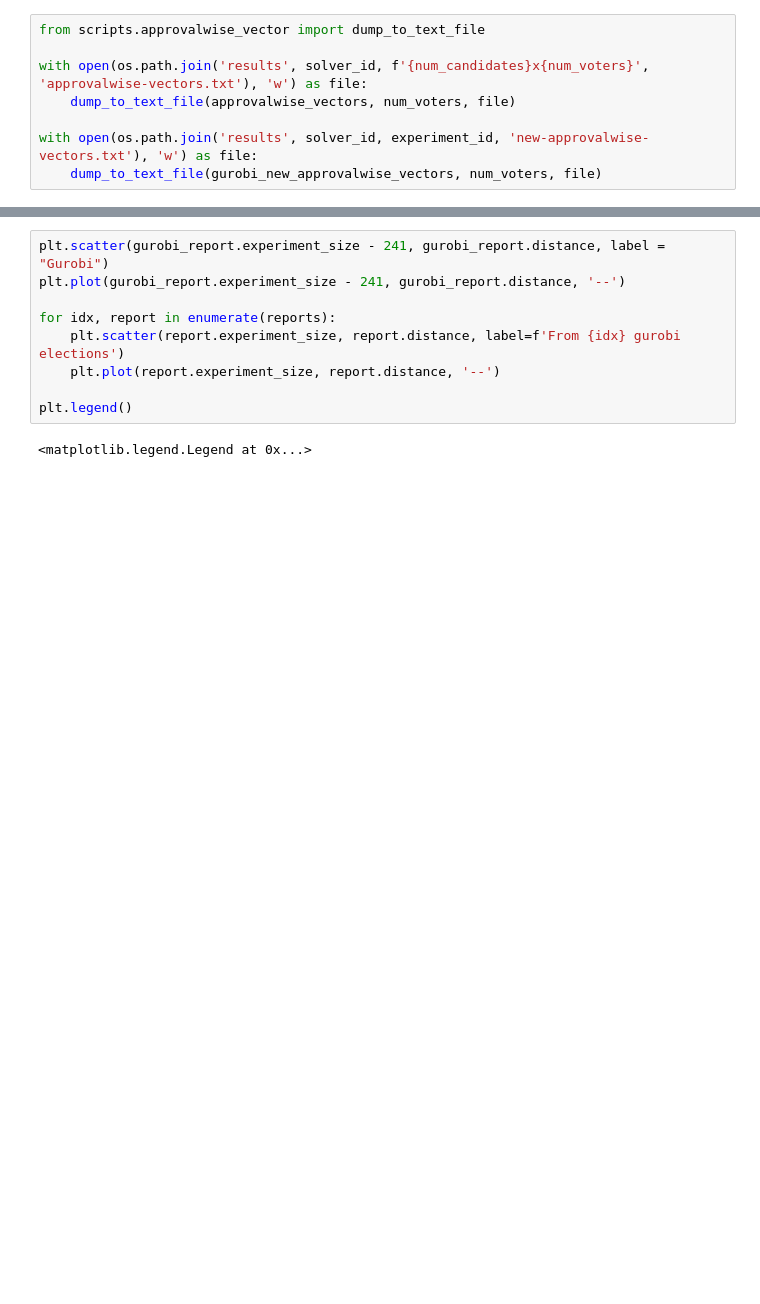
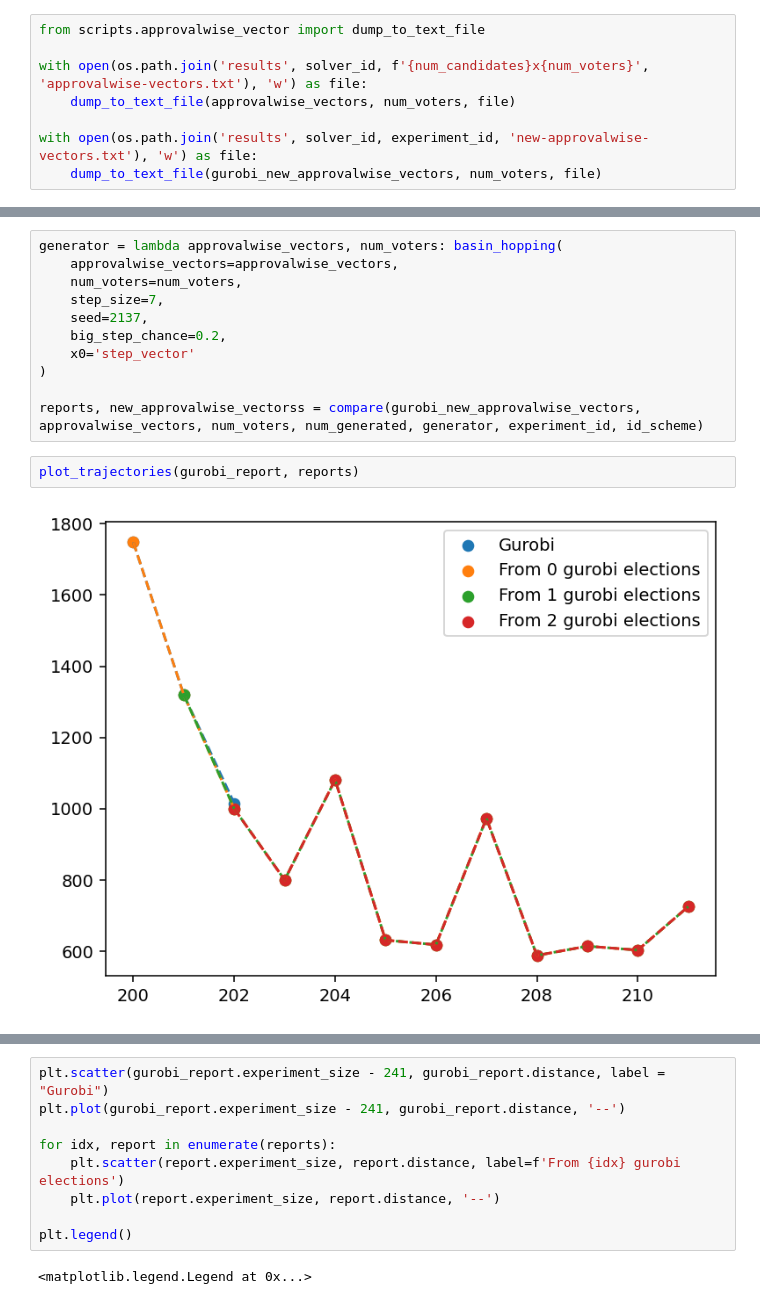
Before and after one commit to Janix4000/holes-in-elections, a Jupyter notebook: approval_l1/comparison.ipynb, the cells around one changed output, grey strips where cells are left out. Drawn from its saved outputs; the diff is of its cells as text; blank space fills up the shorter version.

```diff
--- a/approval_l1/comparison.ipynb
+++ b/approval_l1/comparison.ipynb
@@ -136,0 +158,15 @@ for num_starting_elections in range(len(gurobi_new_approvalwise_vectors)):
+# %%
+generator = lambda approvalwise_vectors, num_voters: basin_hopping(
+    approvalwise_vectors=approvalwise_vectors,
+    num_voters=num_voters,
+    step_size=7,
+    seed=2137,
+    big_step_chance=0.2,
+    x0='step_vector'
+)
+
+reports, new_approvalwise_vectorss = compare(gurobi_new_approvalwise_vectors, approvalwise_vectors, num_voters, num_generated, generator, experiment_id, id_scheme)
+# %%
+plot_trajectories(gurobi_report, reports)
+# %% [output]
+[figure, added]
```
Also changed, not shown: parts of 16 cells of this notebook, 1 other file.
